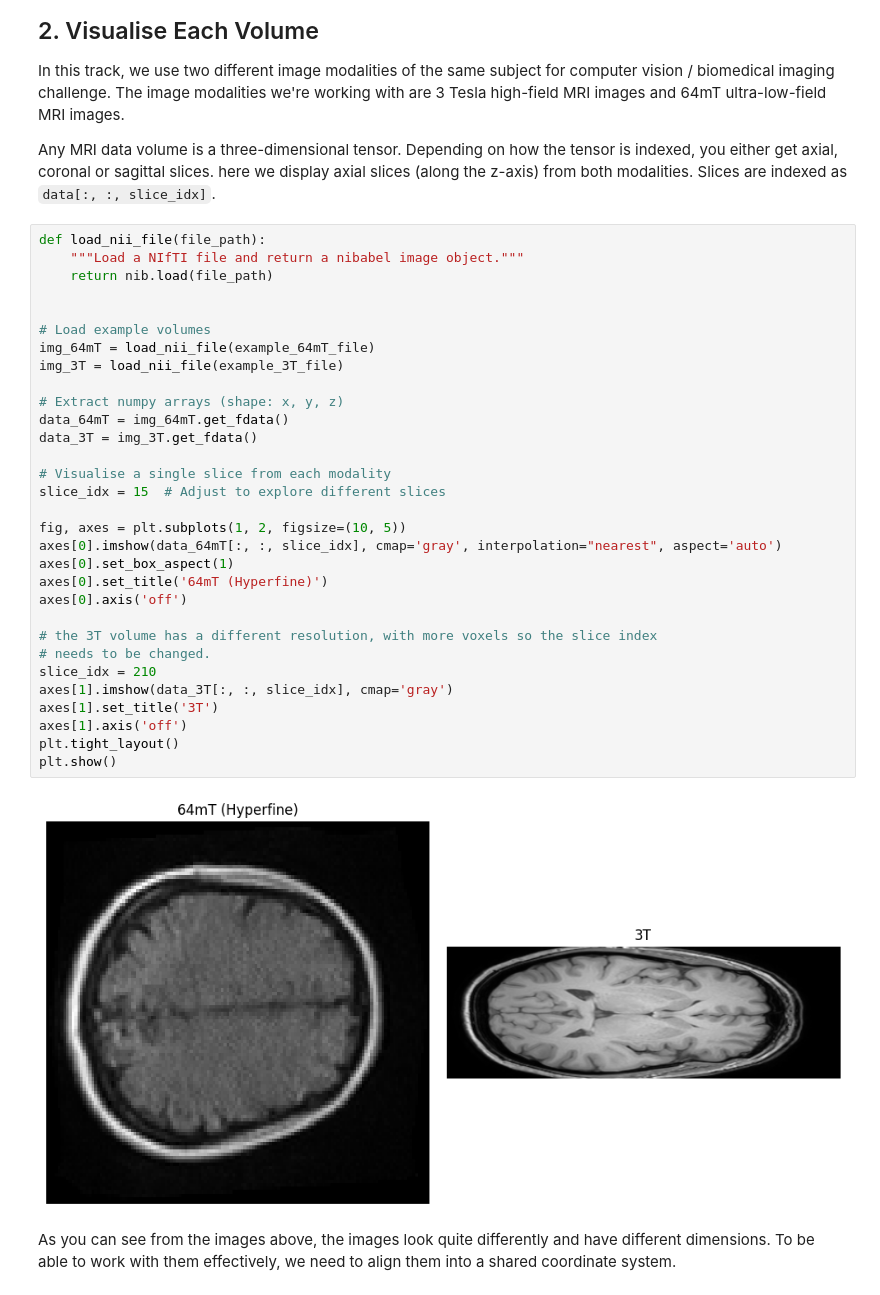
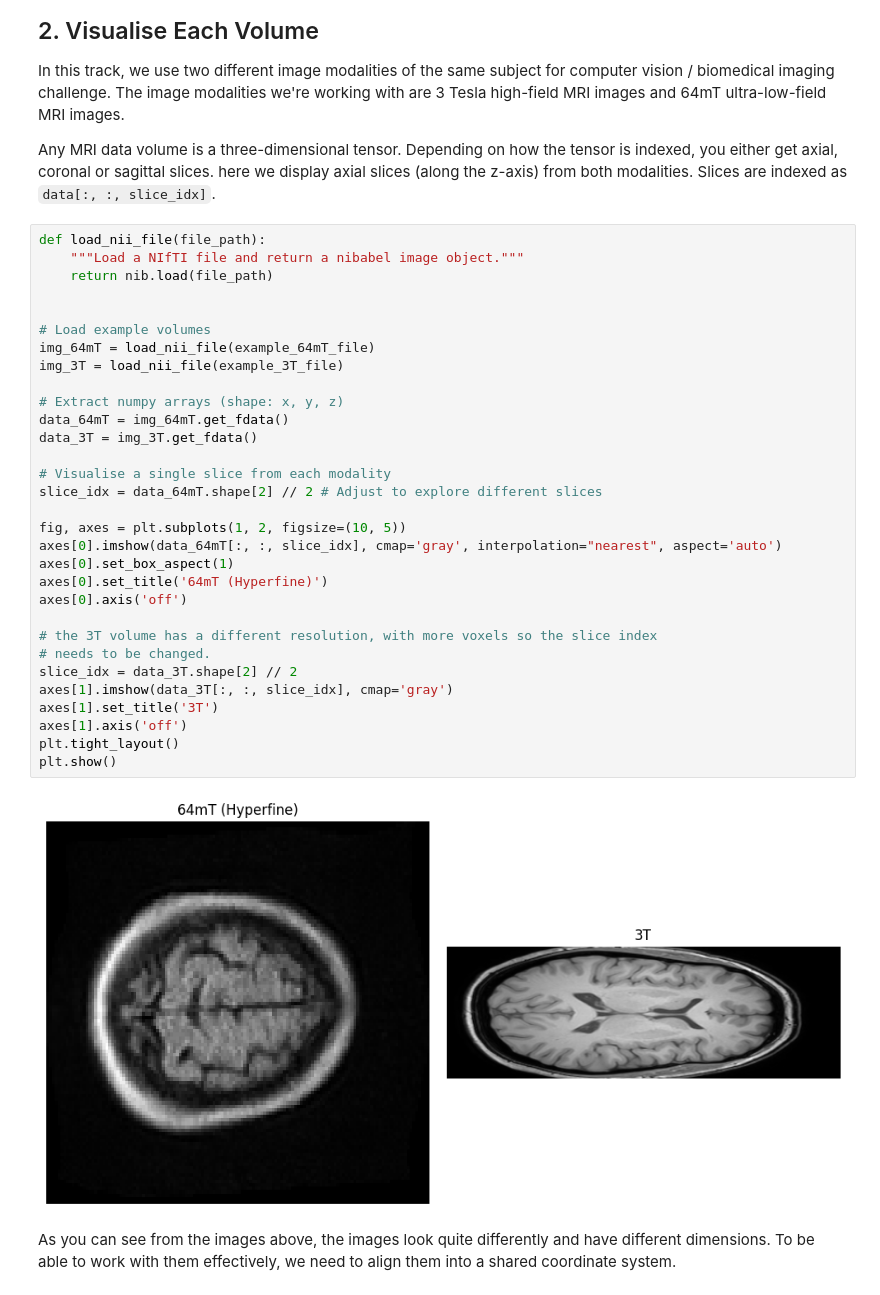
Before and after one commit to llctrautmann/SussexAI_Hackathon, a Jupyter notebook: Hackathon_Data_Pipeline.ipynb, the cells around one changed output. Cells and saved outputs as stored; diff of their text form.

Commit message:
Update slice index to half the axial definition to avoid error due to file dimensions being unequal

```diff
--- a/Hackathon_Data_Pipeline.ipynb
+++ b/Hackathon_Data_Pipeline.ipynb
@@ -59,36 +59,36 @@ Any MRI data volume is a three-dimensional tensor. Depending on how the tensor i
 # %%
 def load_nii_file(file_path):
     """Load a NIfTI file and return a nibabel image object."""
     return nib.load(file_path)
 
 
 # Load example volumes
 img_64mT = load_nii_file(example_64mT_file)
 img_3T = load_nii_file(example_3T_file)
 
 # Extract numpy arrays (shape: x, y, z)
 data_64mT = img_64mT.get_fdata()
 data_3T = img_3T.get_fdata()
 
 # Visualise a single slice from each modality
-slice_idx = 15  # Adjust to explore different slices
+slice_idx = data_64mT.shape[2] // 2 # Adjust to explore different slices
 
 fig, axes = plt.subplots(1, 2, figsize=(10, 5))
 axes[0].imshow(data_64mT[:, :, slice_idx], cmap='gray', interpolation="nearest", aspect='auto')
 axes[0].set_box_aspect(1)
 axes[0].set_title('64mT (Hyperfine)')
 axes[0].axis('off')
 
 # the 3T volume has a different resolution, with more voxels so the slice index
 # needs to be changed.
-slice_idx = 210
+slice_idx = data_3T.shape[2] // 2
 axes[1].imshow(data_3T[:, :, slice_idx], cmap='gray')
 axes[1].set_title('3T')
 axes[1].axis('off')
 plt.tight_layout()
 plt.show()
 # %% [output]
-[figure, old version]
+[figure, new version]
 # %% [markdown]
 As you can see from the images above, the images look quite differently and have different dimensions. To be able to work with them effectively, we need to align them into a shared coordinate system.
 # %% [markdown]
```
